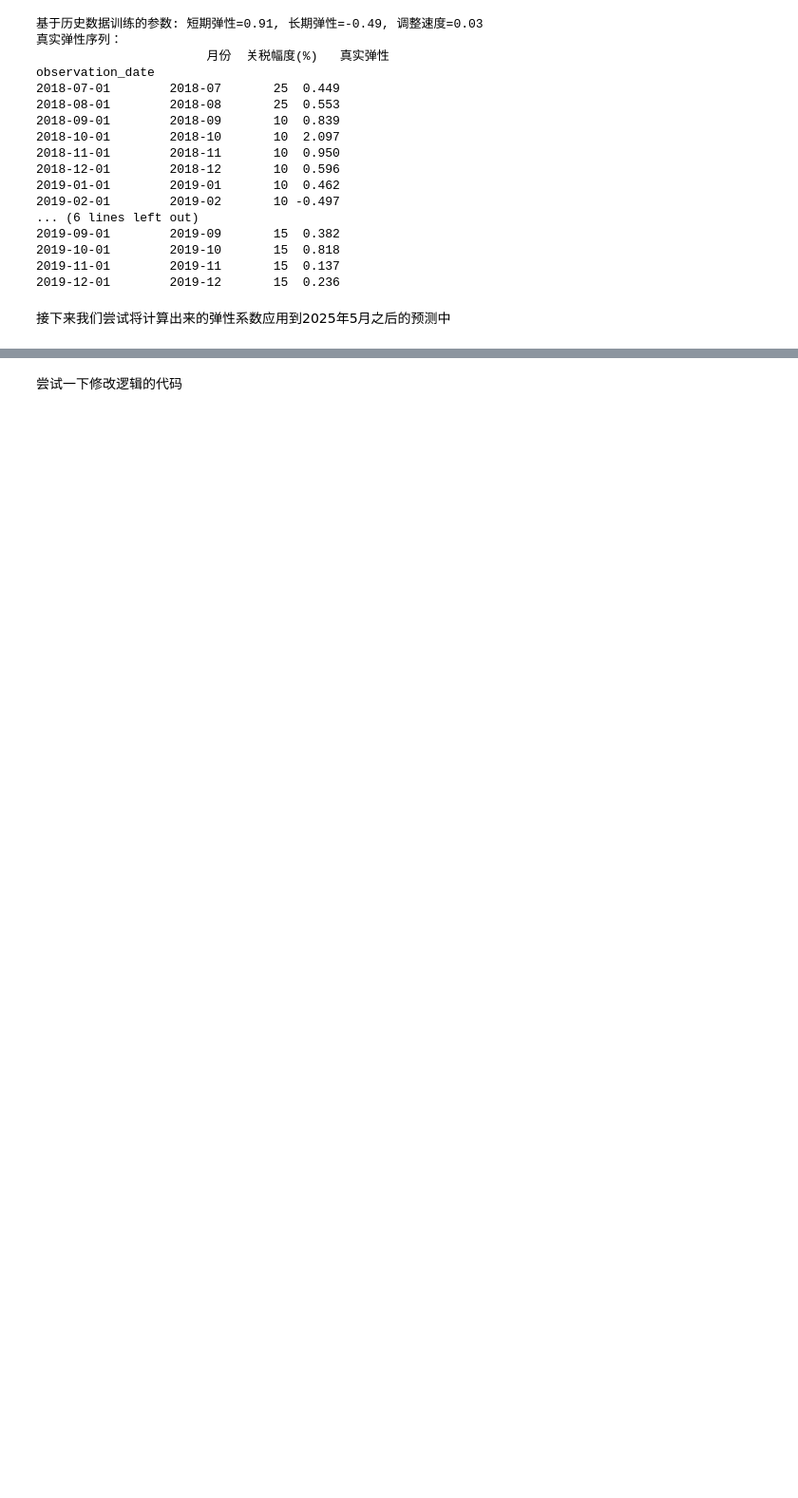
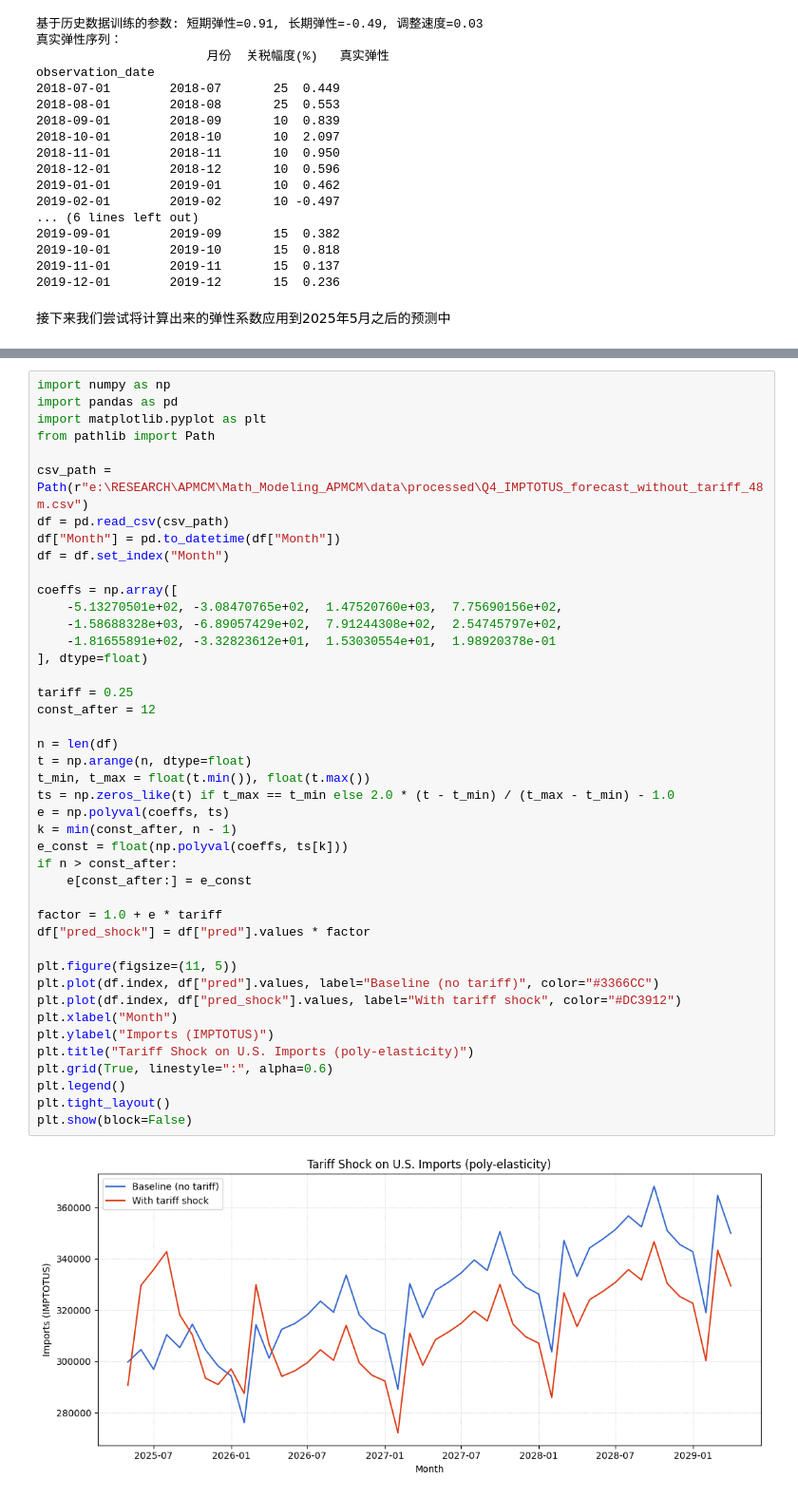
Before and after one commit to d-joshua-c/Math_Modeling_APMCM, a Jupyter notebook: code/notebook/Q4.ipynb, the cells around one changed output, grey strips where cells are left out. Shown: that part at 95% size. Cells and saved outputs as stored; diff of their text form; blank space fills up the shorter version.

```diff
--- a/code/notebook/Q4.ipynb
+++ b/code/notebook/Q4.ipynb
@@ -541,2 +453,45 @@ Name: IMPTOTUS_DIFF_from_head, dtype: float64
-# %% [markdown]
-尝试一下修改逻辑的代码
+# %%
+import numpy as np
+import pandas as pd
+import matplotlib.pyplot as plt
+from pathlib import Path
+
+csv_path = Path(r"e:\RESEARCH\APMCM\Math_Modeling_APMCM\data\processed\Q4_IMPTOTUS_forecast_without_tariff_48m.csv")
+df = pd.read_csv(csv_path)
+df["Month"] = pd.to_datetime(df["Month"])
+df = df.set_index("Month")
+
+coeffs = np.array([
+    -5.13270501e+02, -3.08470765e+02,  1.47520760e+03,  7.75690156e+02,
+    -1.58688328e+03, -6.89057429e+02,  7.91244308e+02,  2.54745797e+02,
+    -1.81655891e+02, -3.32823612e+01,  1.53030554e+01,  1.98920378e-01
+], dtype=float)
+
+tariff = 0.25
+const_after = 12
+
+n = len(df)
+t = np.arange(n, dtype=float)
+t_min, t_max = float(t.min()), float(t.max())
+ts = np.zeros_like(t) if t_max == t_min else 2.0 * (t - t_min) / (t_max - t_min) - 1.0
+e = np.polyval(coeffs, ts)
+k = min(const_after, n - 1)
+e_const = float(np.polyval(coeffs, ts[k]))
+if n > const_after:
+    e[const_after:] = e_const
+
+factor = 1.0 + e * tariff
+df["pred_shock"] = df["pred"].values * factor
+
+plt.figure(figsize=(11, 5))
+plt.plot(df.index, df["pred"].values, label="Baseline (no tariff)", color="#3366CC")
+plt.plot(df.index, df["pred_shock"].values, label="With tariff shock", color="#DC3912")
+plt.xlabel("Month")
+plt.ylabel("Imports (IMPTOTUS)")
+plt.title("Tariff Shock on U.S. Imports (poly-elasticity)")
+plt.grid(True, linestyle=":", alpha=0.6)
+plt.legend()
+plt.tight_layout()
+plt.show(block=False)
+# %% [output]
+[figure, added]
```
Also changed, not shown: parts of 8 cells of this notebook, 13 other files.
